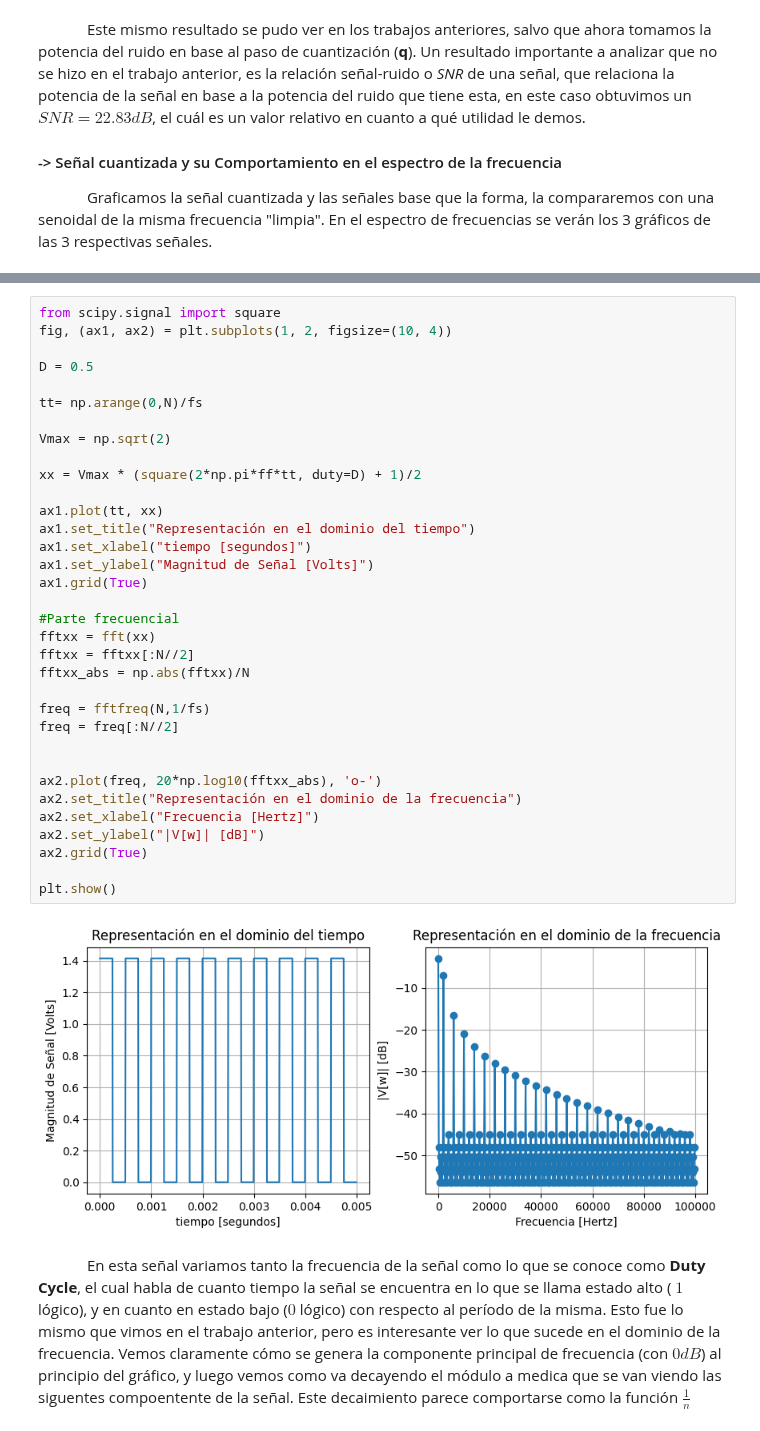
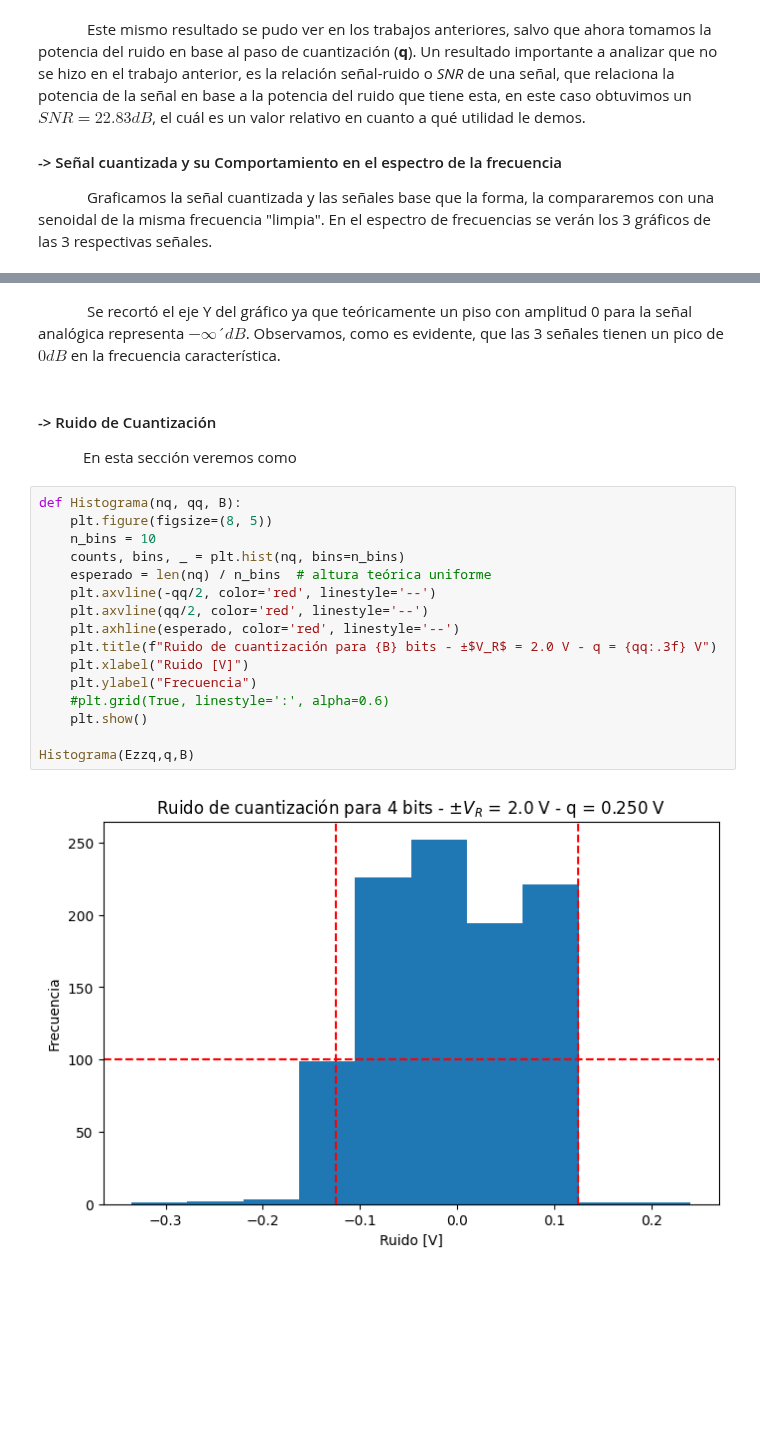
Before and after one commit to JoaquinBRios/APS-, a Jupyter notebook: TS2.ipynb, the cells around one changed output, grey strips where cells are left out. Drawn from its saved outputs; the diff is of its cells as text; blank space fills up the shorter version.

```diff
--- a/TS2.ipynb
+++ b/TS2.ipynb
@@ -201,38 +178,23 @@ en el eje temporal, y luego en el eje de frecuencias.
-# %%
-from scipy.signal import square
-fig, (ax1, ax2) = plt.subplots(1, 2, figsize=(10, 4))
-
-D = 0.5
-
-tt= np.arange(0,N)/fs
-
-Vmax = np.sqrt(2)
-
-xx = Vmax * (square(2*np.pi*ff*tt, duty=D) + 1)/2
-
-ax1.plot(tt, xx)
-ax1.set_title("Representación en el dominio del tiempo")
-ax1.set_xlabel("tiempo [segundos]")
-ax1.set_ylabel("Magnitud de Señal [Volts]")
-ax1.grid(True)
-
-#Parte frecuencial
-fftxx = fft(xx)
-fftxx = fftxx[:N//2]
-fftxx_abs = np.abs(fftxx)/N
-
-freq = fftfreq(N,1/fs)
-freq = freq[:N//2]
-
-
-ax2.plot(freq, 20*np.log10(fftxx_abs), 'o-')
-ax2.set_title("Representación en el dominio de la frecuencia")
-ax2.set_xlabel("Frecuencia [Hertz]")
-ax2.set_ylabel("|V[w]| [dB]")
-ax2.grid(True)
-
-plt.show()
-# %% [output]
-[figure, removed]
-# %% [markdown]
-&emsp;&emsp;&emsp; En esta señal variamos tanto la frecuencia de la señal como lo que se conoce como **Duty Cycle**, el cual habla de cuanto tiempo la señal se encuentra en lo que se llama estado alto ( $1$ lógico), y en cuanto en estado bajo ($0$ lógico) con respecto al período de la misma. Esto fue lo mismo que vimos en el trabajo anterior, pero es interesante ver lo que sucede en el dominio de la frecuencia. Vemos claramente cómo se genera la componente principal de frecuencia (con $0 dB$) al principio del gráfico, y luego vemos como va decayendo el módulo a medica que se van viendo las siguentes compoentente de la señal. Este decaimiento parece comportarse como la función $\frac{1}{n}$
+# %% [markdown]
+&emsp;&emsp;&emsp; Se recortó el eje Y del gráfico ya que teóricamente un piso con amplitud 0 para la señal analógica representa $-∞ ´dB$. Observamos, como es evidente, que las 3 señales tienen un pico de $0 dB$ en la frecuencia característica.
+# %% [markdown]
+#### -> Ruido de Cuantización
+&emsp;&emsp;&emsp;En esta sección veremos como
+# %%
+def Histograma(nq, qq, B):
+    plt.figure(figsize=(8, 5))
+    n_bins = 10
+    counts, bins, _ = plt.hist(nq, bins=n_bins)
+    esperado = len(nq) / n_bins  # altura teórica uniforme
+    plt.axvline(-qq/2, color='red', linestyle='--')
+    plt.axvline(qq/2, color='red', linestyle='--')
+    plt.axhline(esperado, color='red', linestyle='--')
+    plt.title(f"Ruido de cuantización para {B} bits - ±$V_R$ = 2.0 V - q = {qq:.3f} V")
+    plt.xlabel("Ruido [V]")
+    plt.ylabel("Frecuencia")
+    #plt.grid(True, linestyle=':', alpha=0.6)
+    plt.show()
+
+Histograma(Ezzq,q,B)
+# %% [output]
+[figure, added]
```
Also changed, not shown: parts of 12 cells of this notebook.
